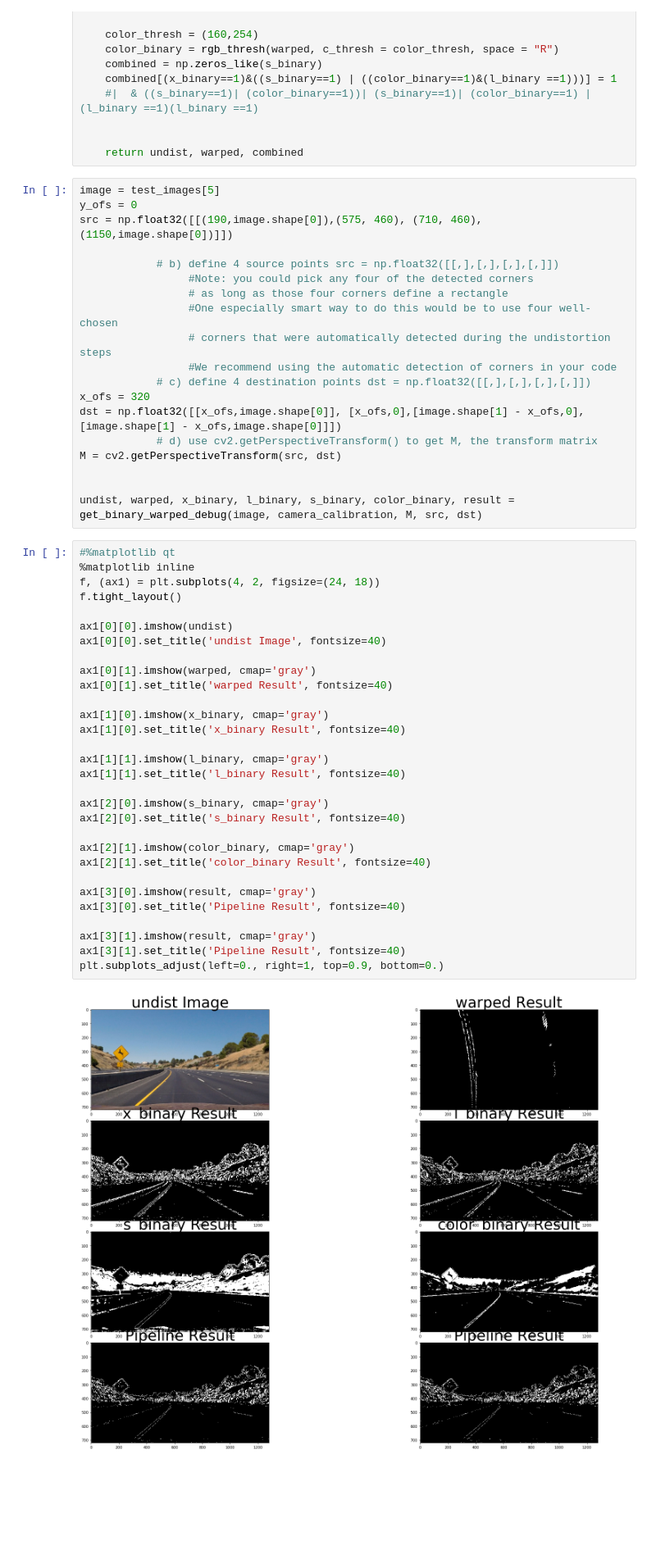
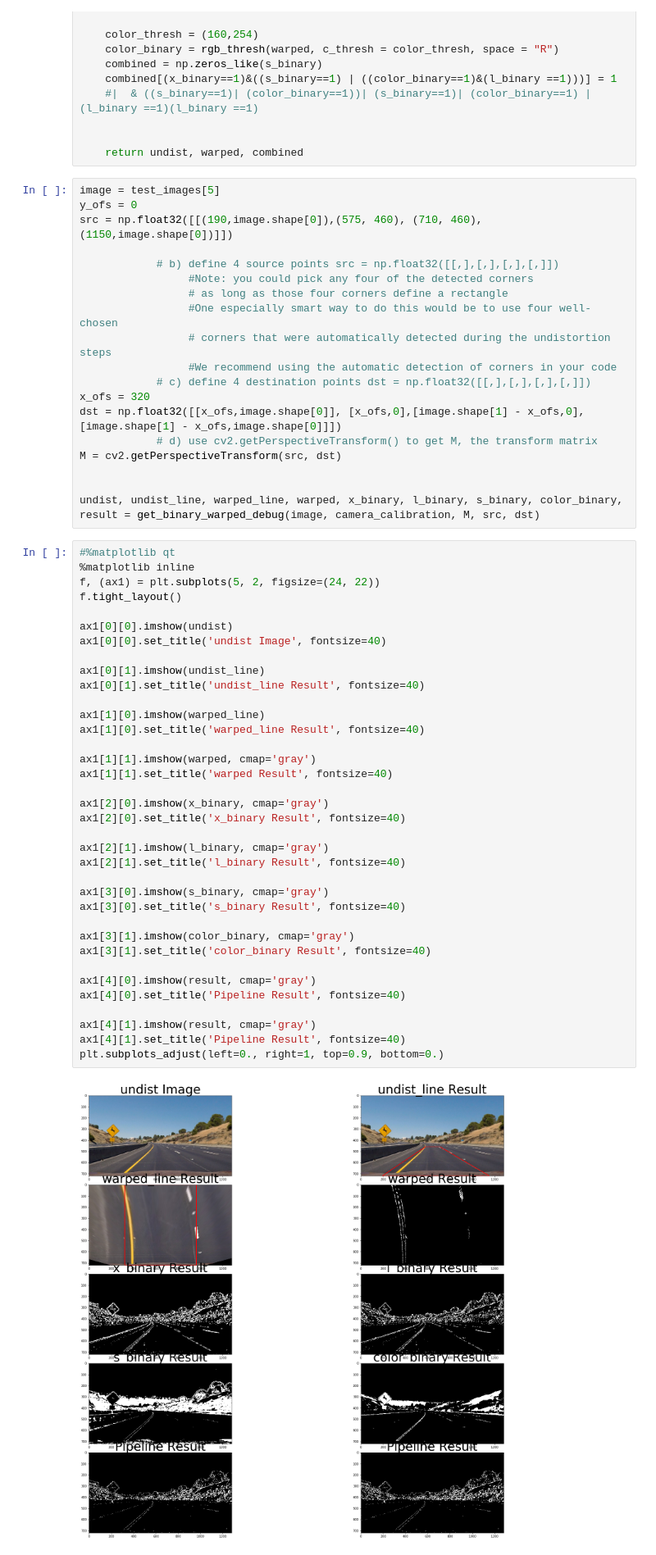
Before and after one commit to AlZi-88/SDCE_AdvancedLaneLine, a Jupyter notebook: Advanced Lane Line Detection Project.ipynb, the cells around one changed output. Shown at 82% size. Cells and saved outputs as stored; diff of their text form; blank space fills up the shorter version.

Commit message:
Output update
Images corrected and added to show development steps

```diff
--- a/Advanced Lane Line Detection Project.ipynb
+++ b/Advanced Lane Line Detection Project.ipynb
@@ -313,39 +313,45 @@ dst = np.float32([[x_ofs,image.shape[0]], [x_ofs,0],[image.shape[1] - x_ofs,0],
 M = cv2.getPerspectiveTransform(src, dst)
 
 
-undist, warped, x_binary, l_binary, s_binary, color_binary, result = get_binary_warped_debug(image, camera_calibration, M, src, dst)
+undist, undist_line, warped_line, warped, x_binary, l_binary, s_binary, color_binary, result = get_binary_warped_debug(image, camera_calibration, M, src, dst)
 # %%
 #%matplotlib qt
 %matplotlib inline
-f, (ax1) = plt.subplots(4, 2, figsize=(24, 18))
+f, (ax1) = plt.subplots(5, 2, figsize=(24, 22))
 f.tight_layout()
 
 ax1[0][0].imshow(undist)
 ax1[0][0].set_title('undist Image', fontsize=40)
 
-ax1[0][1].imshow(warped, cmap='gray')
-ax1[0][1].set_title('warped Result', fontsize=40)
+ax1[0][1].imshow(undist_line)
+ax1[0][1].set_title('undist_line Result', fontsize=40)
 
-ax1[1][0].imshow(x_binary, cmap='gray')
-ax1[1][0].set_title('x_binary Result', fontsize=40)
+ax1[1][0].imshow(warped_line)
+ax1[1][0].set_title('warped_line Result', fontsize=40)
 
-ax1[1][1].imshow(l_binary, cmap='gray')
-ax1[1][1].set_title('l_binary Result', fontsize=40)
+ax1[1][1].imshow(warped, cmap='gray')
+ax1[1][1].set_title('warped Result', fontsize=40)
 
-ax1[2][0].imshow(s_binary, cmap='gray')
-ax1[2][0].set_title('s_binary Result', fontsize=40)
+ax1[2][0].imshow(x_binary, cmap='gray')
+ax1[2][0].set_title('x_binary Result', fontsize=40)
 
-ax1[2][1].imshow(color_binary, cmap='gray')
-ax1[2][1].set_title('color_binary Result', fontsize=40)
+ax1[2][1].imshow(l_binary, cmap='gray')
+ax1[2][1].set_title('l_binary Result', fontsize=40)
 
-ax1[3][0].imshow(result, cmap='gray')
-ax1[3][0].set_title('Pipeline Result', fontsize=40)
+ax1[3][0].imshow(s_binary, cmap='gray')
+ax1[3][0].set_title('s_binary Result', fontsize=40)
 
-ax1[3][1].imshow(result, cmap='gray')
-ax1[3][1].set_title('Pipeline Result', fontsize=40)
+ax1[3][1].imshow(color_binary, cmap='gray')
+ax1[3][1].set_title('color_binary Result', fontsize=40)
+
+ax1[4][0].imshow(result, cmap='gray')
+ax1[4][0].set_title('Pipeline Result', fontsize=40)
+
+ax1[4][1].imshow(result, cmap='gray')
+ax1[4][1].set_title('Pipeline Result', fontsize=40)
 plt.subplots_adjust(left=0., right=1, top=0.9, bottom=0.)
 # %% [output]
-[figure, old version]
+[figure, new version]
 # %%
 new_path = "output_images/"
 for img, path_name in zip(test_images, test_image_paths):
```
Also changed, not shown: parts of 3 cells of this notebook, 30 other files.
